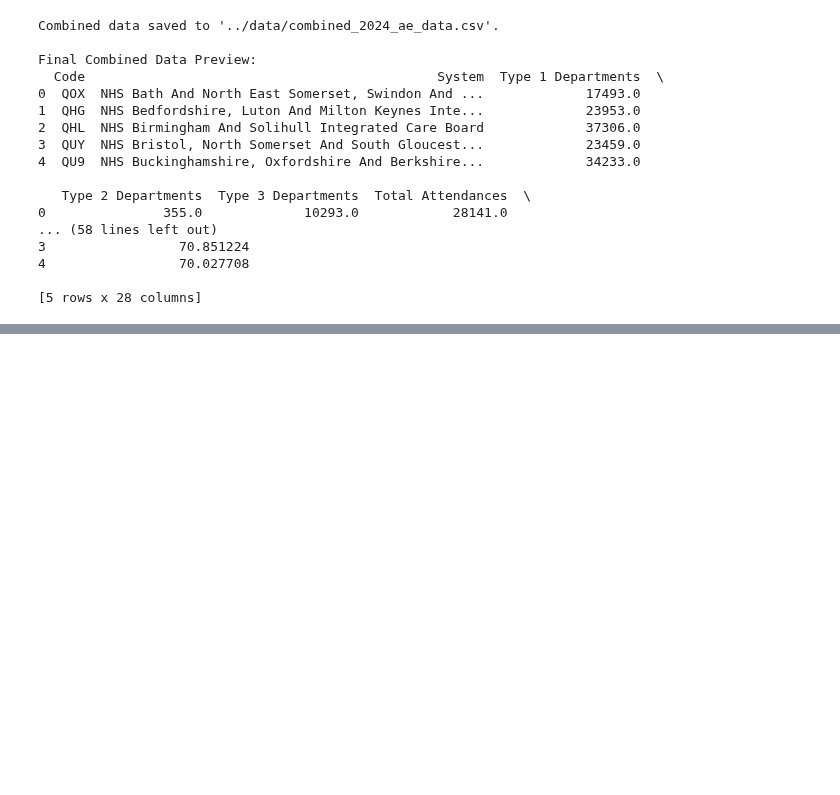
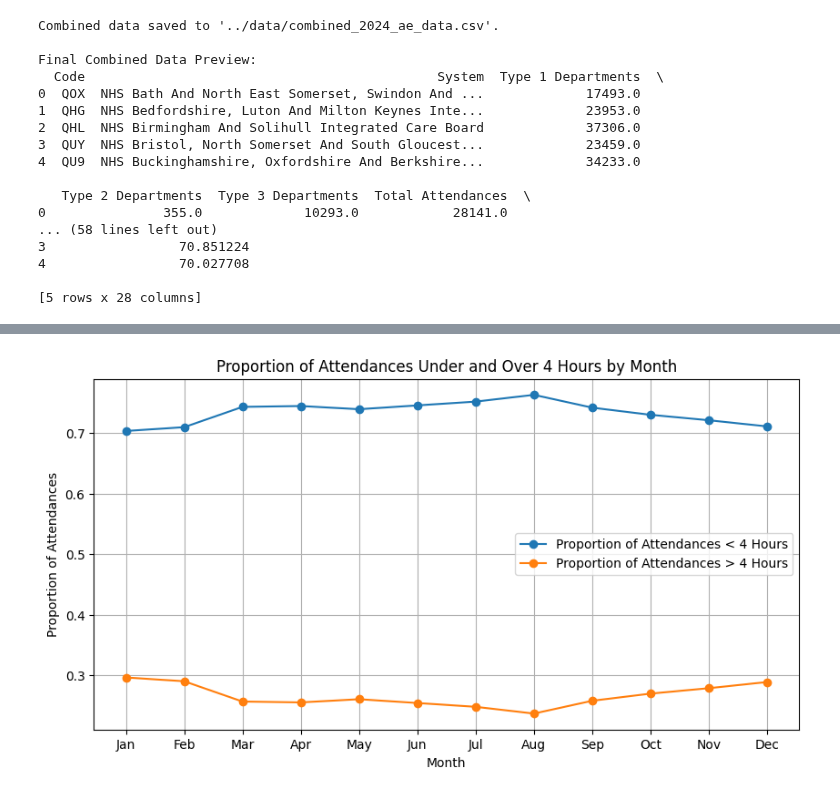
Before and after one commit to sophieboyle1/Final-Year-Project, a Jupyter notebook: src/synthetic_data_v2.ipynb, the cells around one changed output, grey strips where cells are left out. Cells and saved outputs as stored; diff of their text form; code cells hidden in the pictures; blank space fills up the shorter version.

```diff
--- a/src/synthetic_data_v2.ipynb
+++ b/src/synthetic_data_v2.ipynb
@@ -203,0 +200,17 @@ real_full_moon = real_full_moon.set_index
+# %%
+# Calculate and plot the proportion of attendances under and over 4 hours for each month
+proportion_under_4_hours = combined_data.groupby('Month')['Total Attendances < 4 hours'].sum() / combined_data.groupby('Month')['Total Attendances'].sum()
+proportion_over_4_hours = combined_data.groupby('Month')['Total Attendances > 4 hours'].sum() / combined_data.groupby('Month')['Total Attendances'].sum()
+
+plt.figure(figsize=(10, 5))
+plt.plot(proportion_under_4_hours, label="Proportion of Attendances < 4 Hours", marker='o')
+plt.plot(proportion_over_4_hours, label="Proportion of Attendances > 4 Hours", marker='o')
+plt.title("Proportion of Attendances Under and Over 4 Hours by Month")
+plt.xlabel("Month")
+plt.ylabel("Proportion of Attendances")
+plt.xticks(range(1, 13), ['Jan', 'Feb', 'Mar', 'Apr', 'May', 'Jun', 'Jul', 'Aug', 'Sep', 'Oct', 'Nov', 'Dec'])
+plt.legend()
+plt.grid()
+plt.show()
+# %% [output]
+[figure, added]
```
Also changed, not shown: parts of 8 cells of this notebook.
